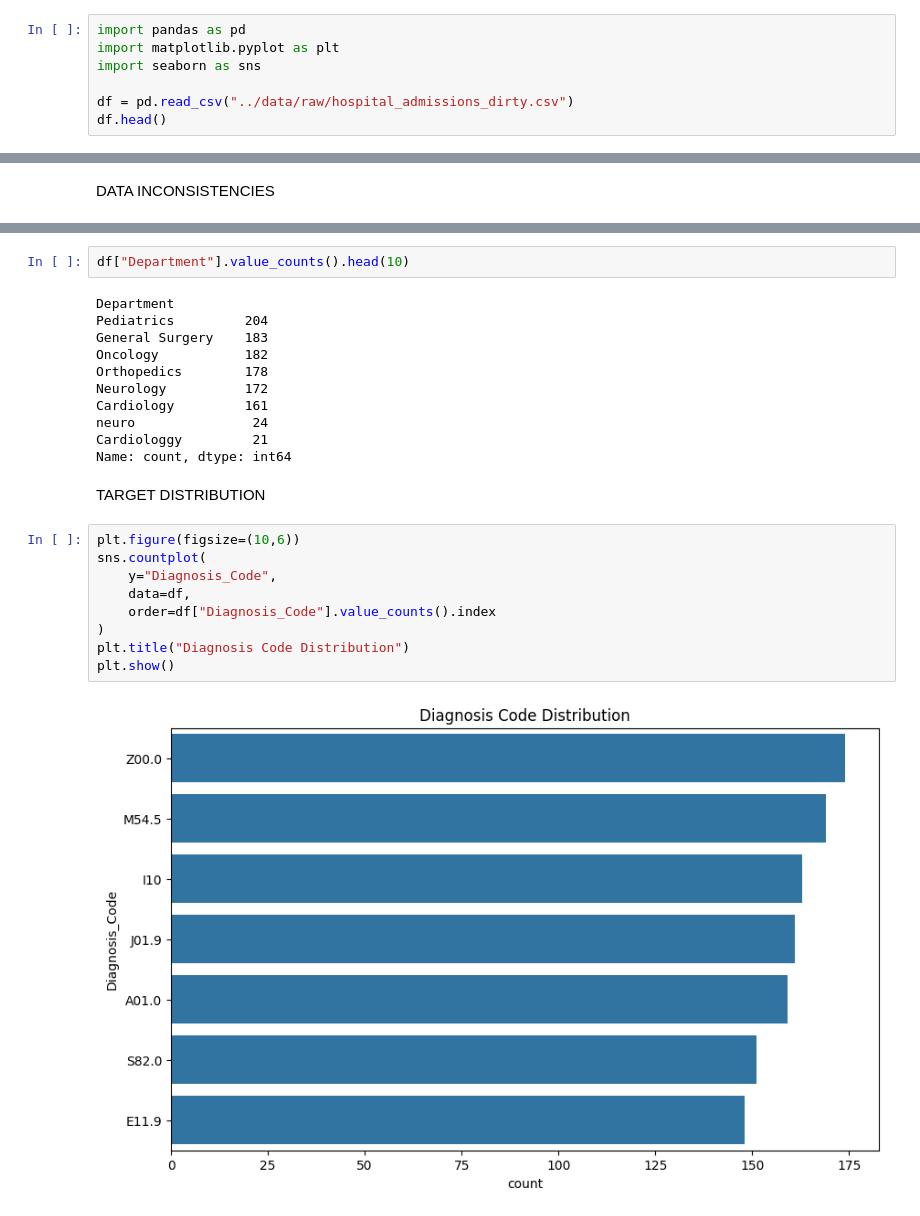
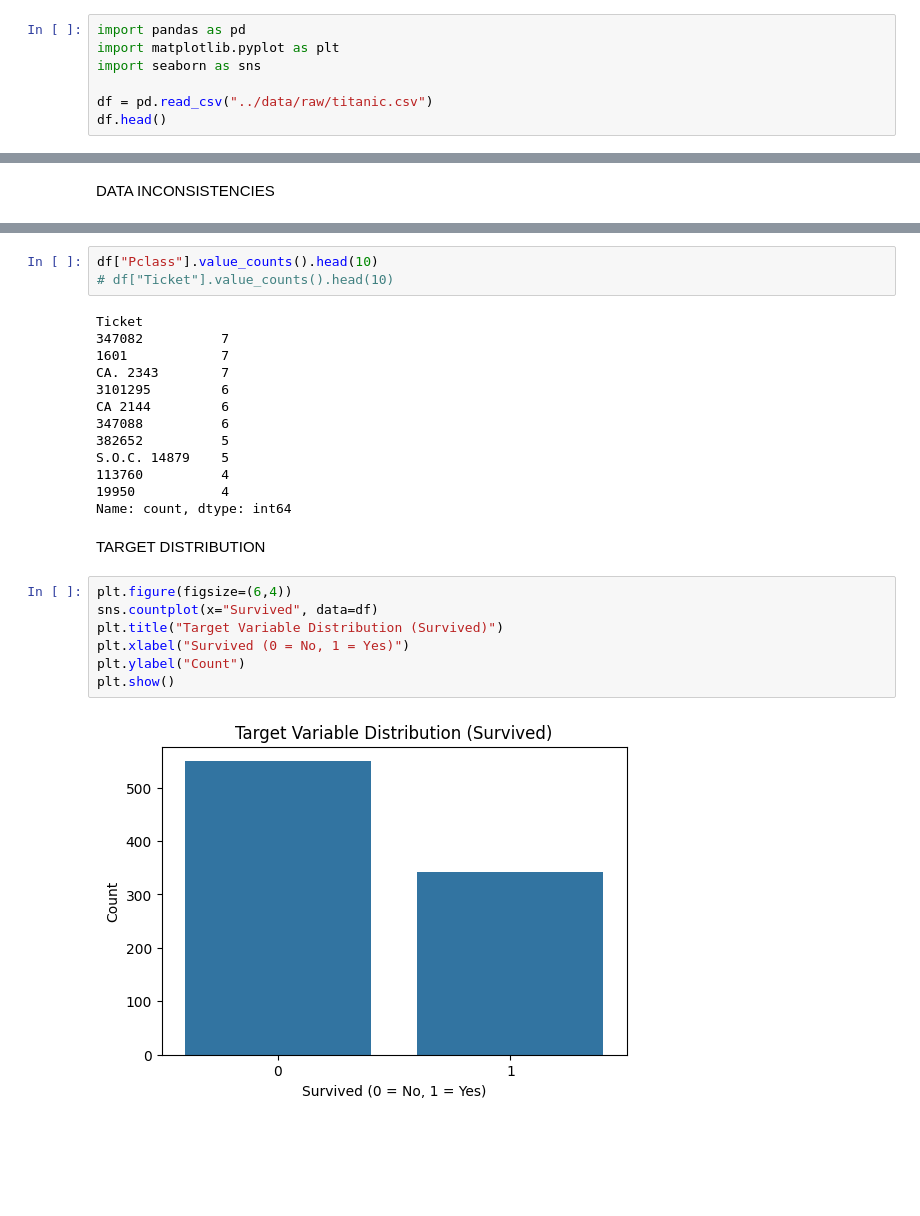
Before and after one commit to celina-sharma/LaunchTask, a Jupyter notebook: Week6/ML-Task/src/notebooks/EDA.ipynb, the cells around one changed output, grey strips where cells are left out. Drawn from its saved outputs; the diff is of its cells as text; blank space fills up the shorter version.

```diff
--- a/Week6/ML-Task/src/notebooks/EDA.ipynb
+++ b/Week6/ML-Task/src/notebooks/EDA.ipynb
@@ -5,6 +5,6 @@ import pandas as pd
 import matplotlib.pyplot as plt
 import seaborn as sns
 
-df = pd.read_csv("../data/raw/hospital_admissions_dirty.csv")
+df = pd.read_csv("../data/raw/titanic.csv")
 df.head()
 # %% [output]
@@ -192,27 +175,28 @@ Male      199
 Name: count, dtype: int64
 # %%
-df["Department"].value_counts().head(10)
+df["Pclass"].value_counts().head(10)
+# df["Ticket"].value_counts().head(10)
 # %% [output]
-Department
-Pediatrics         204
-General Surgery    183
-Oncology           182
-Orthopedics        178
-Neurology          172
-Cardiology         161
-neuro               24
-Cardiologgy         21
+Ticket
+347082          7
+1601            7
+CA. 2343        7
+3101295         6
+CA 2144         6
+347088          6
+382652          5
+S.O.C. 14879    5
+113760          4
+19950           4
 Name: count, dtype: int64
 # %% [markdown]
 TARGET DISTRIBUTION
 # %%
-plt.figure(figsize=(10,6))
-sns.countplot(
-    y="Diagnosis_Code",
-    data=df,
-    order=df["Diagnosis_Code"].value_counts().index
-)
-plt.title("Diagnosis Code Distribution")
+plt.figure(figsize=(6,4))
+sns.countplot(x="Survived", data=df)
+plt.title("Target Variable Distribution (Survived)")
+plt.xlabel("Survived (0 = No, 1 = Yes)")
+plt.ylabel("Count")
 plt.show()
 # %% [output]
-[figure, old version]
+[figure, new version]
```
Also changed, not shown: parts of 15 cells of this notebook, 33 other files.
